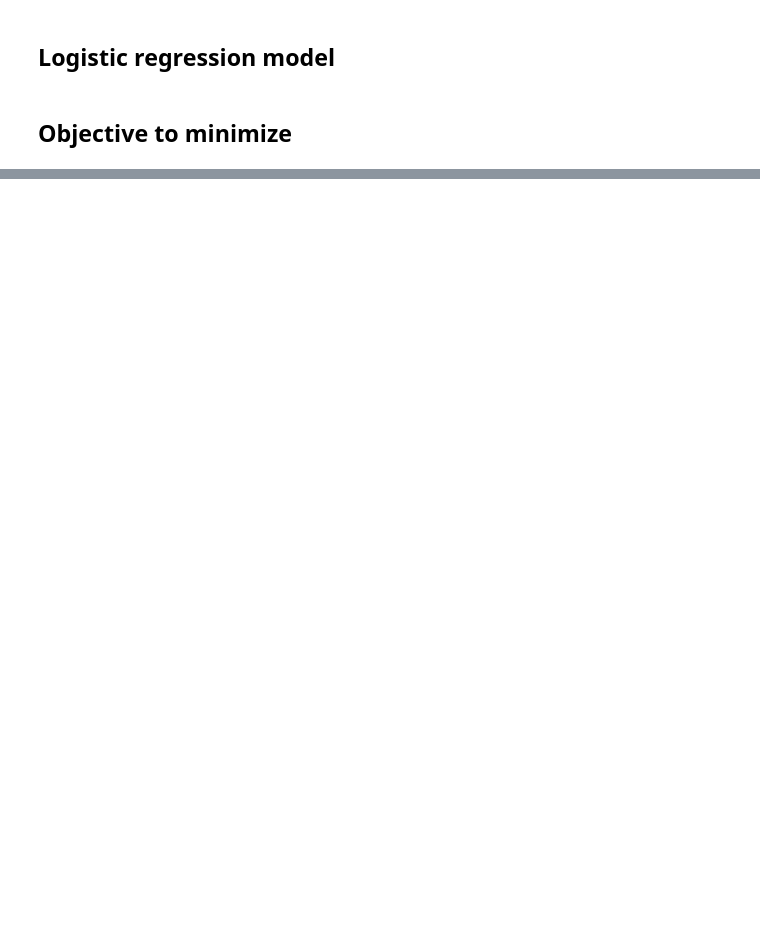
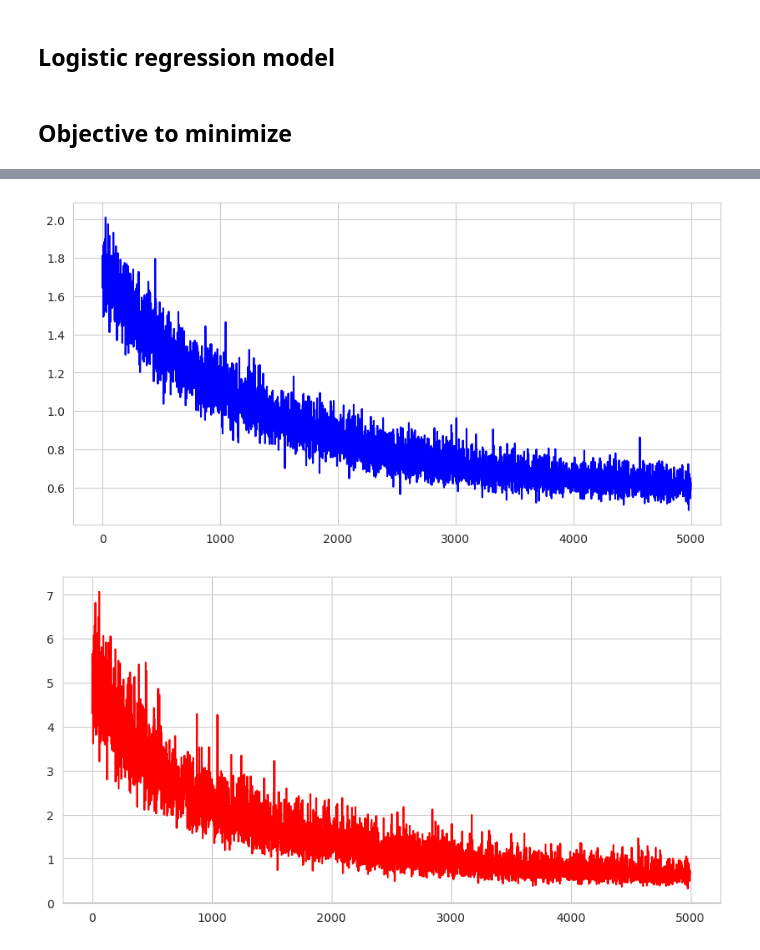
Before and after one commit to ZetrextJG/REBAR-PyTorch, a Jupyter notebook: gmm_simple.ipynb, the cells around one changed output, grey strips where cells are left out. Cells and saved outputs as stored; diff of their text form; code cells hidden in the pictures; blank space fills up the shorter version.

```diff
--- a/gmm_simple.ipynb
+++ b/gmm_simple.ipynb
@@ -168,3 +180,57 @@ plt.show()
+# %%
+model = LogRegression(1, 1)
+lmbda = torch.tensor([1.0], requires_grad=True)
+eta = torch.tensor([0.1], requires_grad=True)
+
+opt = torch.optim.Adam([*model.parameters()], lr=0.001, betas=(0.9, 0.99999))
+n = 1
+
+objectives = []
+variances = []
+
+for i in tqdm(range(5000)):
+    opt.zero_grad()
+
+    thetas_pred = model.forward(Xs)
+
+    # Gradient estimation
+    thetas = thetas_pred.detach()
+    thetas.requires_grad = True
+
+    loss = 0
+    for _ in range(n):
+        u, v = torch.rand(2, thetas.shape[0], 1)
+
+        z_lmbda = g_lmbda(u, thetas, lmbda)
+        b = H(z_lmbda).detach()
+
+        obj = f(b)
+
+        objectives.append(torch.mean(obj).item())
+        variances.append(torch.var(obj).item())
+
+        first_term = f(b)
+        second_term = log_pb_bern(b, thetas)
+        loss += first_term * second_term
+
+    loss /= n
+
+    grad_estimate = autograd.grad(torch.mean(loss), thetas, create_graph=True)[0]
+
+    autograd.backward(thetas_pred, grad_estimate.detach())
+    opt.step()
+
+
+plt.figure(figsize=(10, 5))
+sns.lineplot(x=range(len(objectives)), y=objectives, color='blue')
+plt.show()
+
+plt.figure(figsize=(10, 5))
+sns.lineplot(x=range(len(variances)), y=variances, color='red')
+plt.show()
+# %% [output]
+[figure, added]
+[figure, added]
 # %%
 with torch.no_grad():
     y_pred = (model.forward(Xs) > 0.5).reshape(-1)
```
Also changed, not shown: parts of 4 cells of this notebook.
